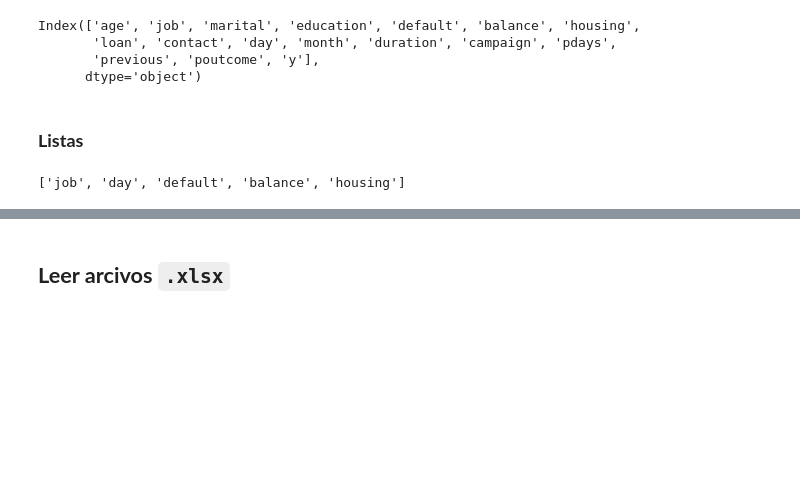
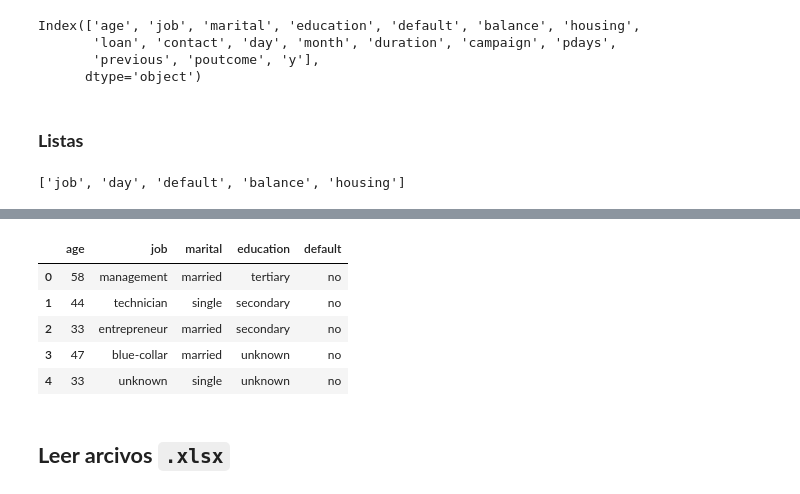
Before and after one commit to jorgenriquez/Programacion_Python, a Jupyter notebook: Cargue_de_datos.ipynb, the cells around one changed output, grey strips where cells are left out. Cells and saved outputs as stored; diff of their text form; code cells hidden in the pictures; blank space fills up the shorter version.

```diff
--- a/Cargue_de_datos.ipynb
+++ b/Cargue_de_datos.ipynb
@@ -95,3 +102,13 @@ data_reducida.head()
+# %%
+data1 = data.iloc[:, 0:5]
+data1.head()
+# %% [output]
+|  | age | job | marital | education | default |
+| 0 | 58 | management | married | tertiary | no |
+| 1 | 44 | technician | single | secondary | no |
+| 2 | 33 | entrepreneur | married | secondary | no |
+| 3 | 47 | blue-collar | married | unknown | no |
+| 4 | 33 | unknown | single | unknown | no |
 # %% [markdown]
 ## **Leer arcivos `.xlsx`**
 # %%
```
Also changed, not shown: parts of 7 cells of this notebook.
